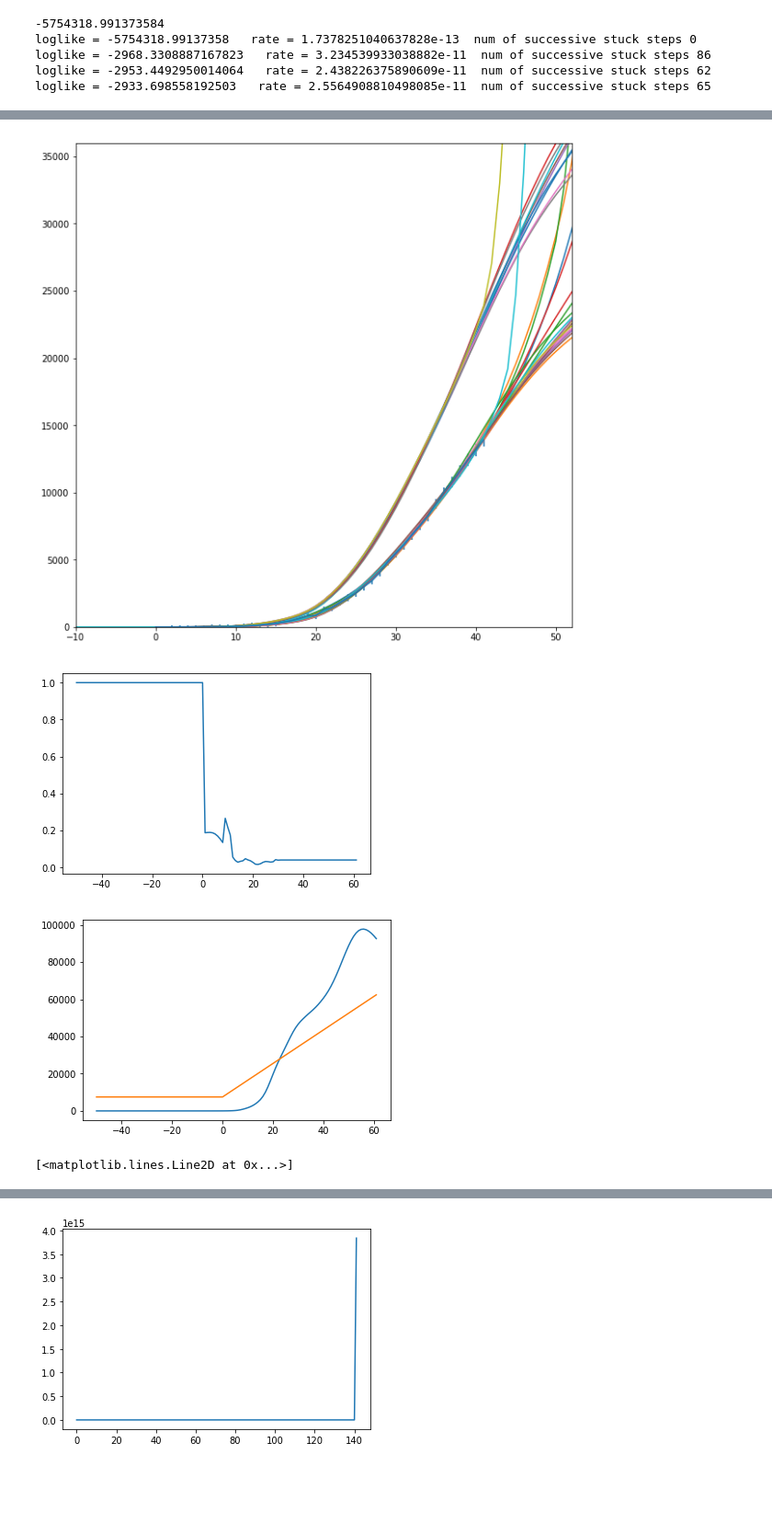
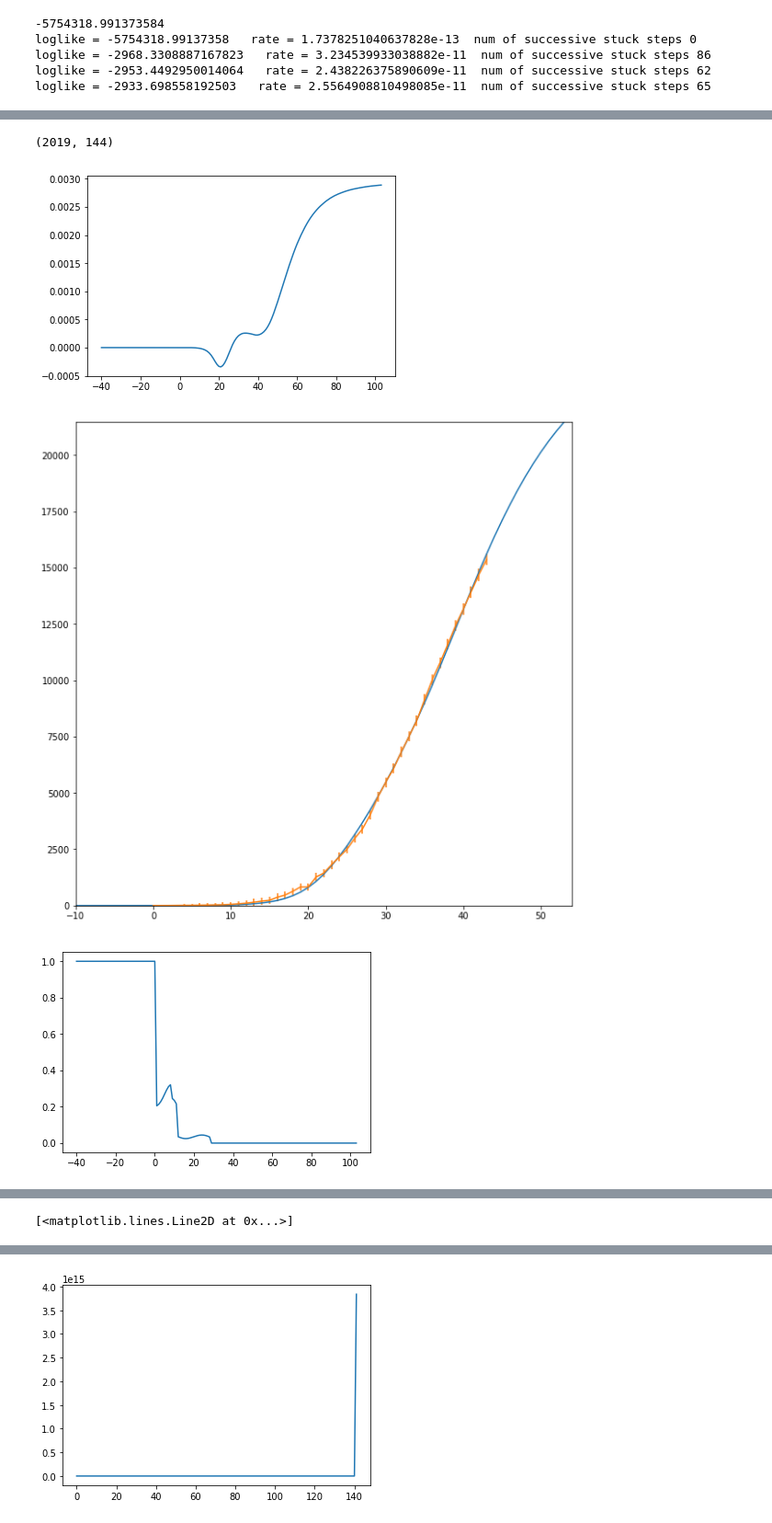
Before and after one commit to AndreasFinke/mcmc, a Jupyter notebook: notebooks/covid.ipynb, the cells around one changed output, grey strips where cells are left out. Shown: that part at 92% size. Saved outputs shown, nothing was run; the diff lists cells and outputs as text; code cells hidden in the pictures; blank space fills up the shorter version.

```diff
--- a/notebooks/covid.ipynb
+++ b/notebooks/covid.ipynb
@@ -88,13 +88,13 @@ params.timeSeriousToRecovered = 8
 params.timeSeriousToRecoveredSigma = 4.5
 
 nPop = 60000000
-nPredictDays = 20
-maxdelay = 50
+nPredictDays = 60
+maxdelay = 40
 
-testdays = np.arange(60)
+#testdays = np.arange(60)
 
 #starting at 21 feb
-deaths_data = np.array([1,2,3,7,10,12,17,21,29,34,52,79,107,148,197,233,366,463,631,827,827,1266,1441,1809,2158,2503,2978,3405,4032,4825,5476,6077,6820,7503,8215,9134,10023,10779,11591,12428,13155,13915])
+deaths_data = np.array([1,2,3,7,10,12,17,21,29,34,52,79,107,148,197,233,366,463,631,827,827,1266,1441,1809,2158,2503,2978,3405,4032,4825,5476,6077,6820,7503,8215,9134,10023,10779,11591,12428,13155,13915, 14681, 15362 ])
 #nPop/(1+np.exp(-(testdays-20)*0.2))*0.0015
 
 deaths_past = np.zeros(maxdelay + deaths_data.size)
@@ -102,7 +102,15 @@ deaths_past[maxdelay:] = deaths_data
 #keep the relative error low at 1%. if all measurements were independent it would be low.
 #but errors even out in time mostly - here we assume a tiny fraction of cases does not
 #besides the constant
-deaths_error = np.sqrt(np.cumsum( (50)**2 + 0.01/deaths_data + (deaths_data*0.01)**2 ))
+
+#shot noise: every delta has sigma = sqrt(delta). day i var is cumsum of sigma^2=delta, so the original total.
+#additionally, we assume per day 10 deaths may go unnoticed early in the first two weeks - systematic error...
+#we could also assume a percentage of delta per day is a random added error, but these are not independent and even out late
+#while not important initally.
+shotnoise = np.sqrt(deaths_data)
+unnoticed = 10*np.ones(deaths_data.shape)
+unnoticed[14:] = 0
+deaths_error = np.cumsum(unnoticed) + shotnoise
 time_past = np.arange(deaths_past.size)-maxdelay
 time_data = np.arange(deaths_data.size)
 time_all = np.arange(deaths_past.size+nPredictDays)-maxdelay
@@ -135,7 +143,7 @@ data.initialDelay = 23
 data.fixBehaviorInAdvance = 10
 #avg = mcmc.AvgDiseaseTrajectory(params)
 
-covid = mcmc.DiseaseSpread(data, params, nPop, 7500, 900.0, maxdelay, nPredictDays)
+covid = mcmc.DiseaseSpread(data, params, nPop, 7500, 100.0, maxdelay, nPredictDays)
 
 state = mcmc.State()
 state.add(covid)
@@ -234,8 +242,8 @@ loglike = -2968.3308887167823   rate = 3.234539933038882e-11  num of successive
 loglike = -2953.4492950014064   rate = 2.438226375890609e-11  num of successive stuck steps 62
 loglike = -2933.698558192503   rate = 2.5564908810498085e-11  num of successive stuck steps 65
 # %%
-#target = mcmc.CoolingTarget(2.5)
-target = mcmc.SimpleTarget()
+target = mcmc.CoolingTarget(10)
+#target = mcmc.SimpleTarget()
 
 state.sharedDependencyMaxDepth = 5
 
@@ -251,7 +259,10 @@ chain.recordSamples = True
 
 #chain.run(500000,500,500,50)
 #chain.run(20,0,20,1)
-chain.run(200000,200,200,50)
+#chain.run(200000,200,200,50)
 #c.run(10,0,20,1)
+
+chain.run(0,0,40,1)
+
 print(chain.getLoglikes())
 # %% [output]
@@ -288,9 +305,16 @@ array([0.00000000e+00, 0.00000000e+00, 0.00000000e+00, 0.00000000e+00,
 # %%
-#plt.plot(np.mean(chain.getSamples("dead"),0))
+print(chain.getSamples("dead").shape)
+
+
+
+plt.plot(time_all, chain.getMean("dead")[:] - np.mean(chain.getSamples("dead"),0))
+plt.show()
+
 plt.figure(figsize=(10,10))
-#plt.plot(time_all, chain.getMean("dead")[:])
-for i in range(30):
-    plt.plot(time_all, chain.getSamples("dead")[-1-35*i,:])
+plt.plot(time_all, chain.getSamples("dead")[-1,:])
+#for i in range(110):
+#    plt.plot(time_all, chain.getSamples("dead")[-1-35*i,:])
+
 # plt.plot(time_all, chain.getSamples("dead")[-1,:])
 # plt.plot(time_all, chain.getSamples("dead")[-10,:])
 # plt.plot(time_all, chain.getSamples("dead")[-35,:])
@@ -307,34 +331,34 @@ for i in range(30):
 plt.errorbar(time_data, deaths_data, deaths_error)
 plt.xlim([-10, deaths_data.size+10])
 
 lims = plt.gca().get_xlim()
 i = np.where( (time_all > lims[0]) &  (time_all < lims[1]) )[0]
 plt.gca().set_ylim( chain.getMean("dead")[i].min(), chain.getMean("dead")[i].max() )
 
 plt.show()
 
 
 plt.plot(time_all, chain.getMean("totalBehavior"))
 #plt.plot(time_all, chain.getMean("behavior"))
 
 
 #plt.plot(time_all, chain.getSamples("totalbehavior")[-1,:])
 #plt.plot(time_all, chain.getSamples("totalbehavior")[-100,:])
 #plt.plot(time_all, chain.getSamples("totalbehavior")[-800,:])
 
 plt.show()
 
 
 plt.show()
 plt.plot(time_all, chain.getMean("serious"))
 plt.plot(time_all, chain.getMean("capacity"))
 plt.show()
 plt.plot(chain.getMean("recovered"))
 plt.plot(chain.getMean("mild"))
 plt.plot(chain.getMean("serious"))
 plt.plot(chain.getMean("dead"))
 # %% [output]
+(2019, 144)
-[figure, old version]
+[figure, new version]
-[figure, old version]
+[figure, new version]
-[figure, old version]
+[figure, new version]
-[<matplotlib.lines.Line2D at 0x...>]
@@ -341,0 +366 @@ plt.plot(chain.getMean("dead"))
+[<matplotlib.lines.Line2D at 0x...>]
```
Also changed, not shown: parts of 5 cells of this notebook, 5 other files.
